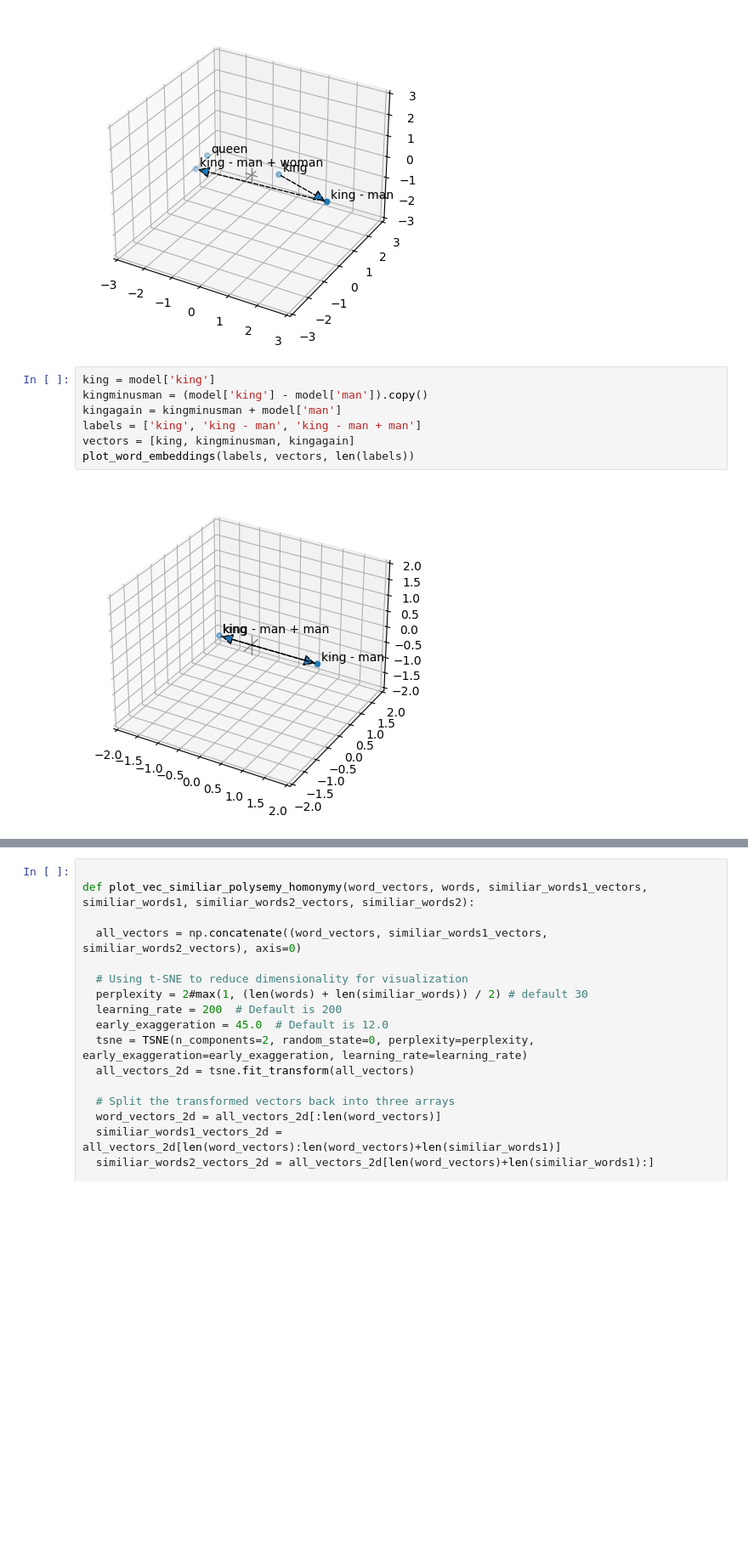
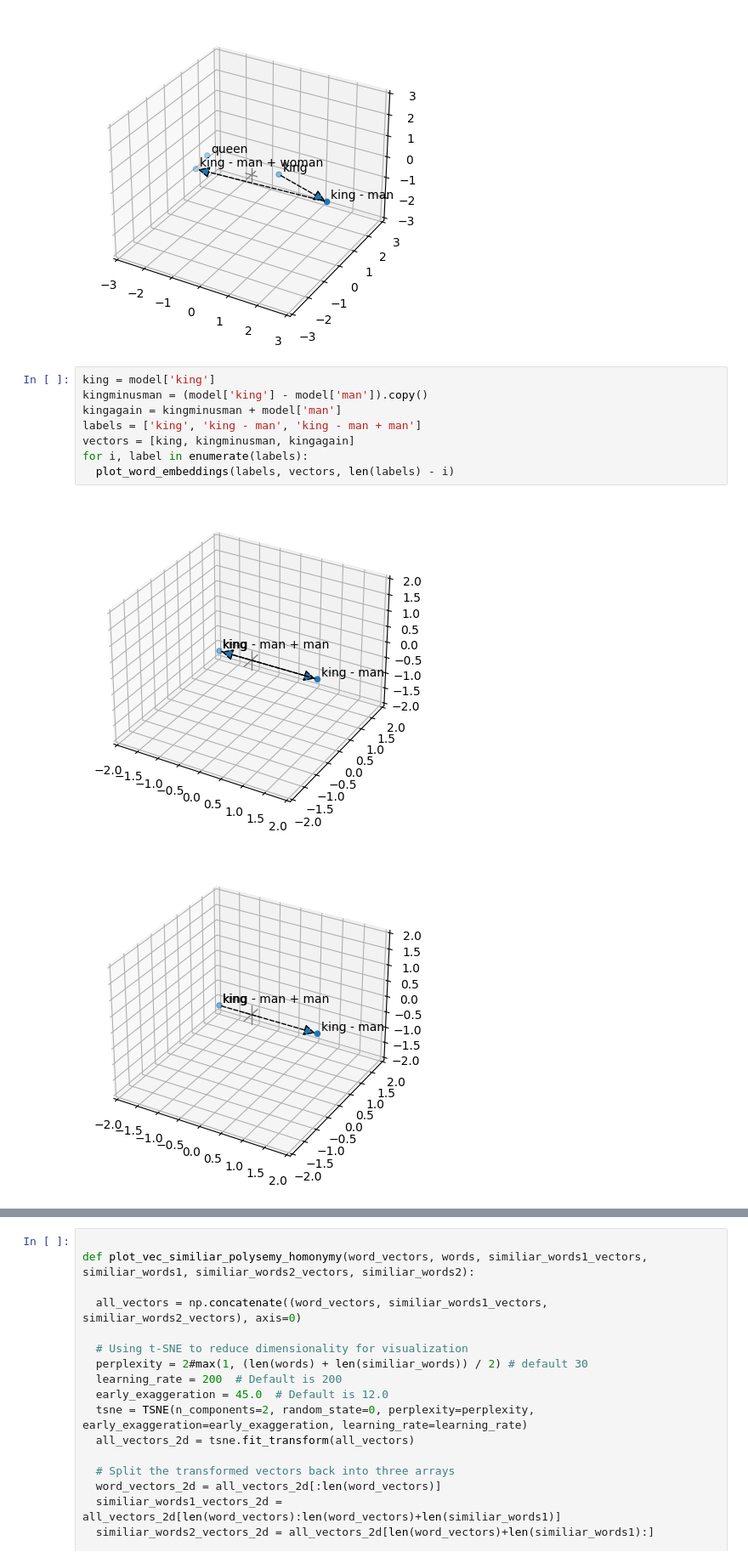
Before and after one commit to lettucegoblin/Machine-Learning-Illustrated-Examples, a Jupyter notebook: Exploring higher dimensional visualization.ipynb, the cells around one changed output, grey strips where cells are left out. Shown at 85% size. Saved outputs shown, nothing was run; the diff lists cells and outputs as text; blank space fills up the shorter version.

```diff
--- a/Exploring higher dimensional visualization.ipynb
+++ b/Exploring higher dimensional visualization.ipynb
@@ -336,9 +371,11 @@ plot_word_embeddings(labels, vectors, len(labels) - 1, 3)
 # %%
 king = model['king']
 kingminusman = (model['king'] - model['man']).copy()
 kingagain = kingminusman + model['man']
 labels = ['king', 'king - man', 'king - man + man']
 vectors = [king, kingminusman, kingagain]
-plot_word_embeddings(labels, vectors, len(labels))
+for i, label in enumerate(labels):
+  plot_word_embeddings(labels, vectors, len(labels) - i)
 # %% [output]
 [figure]
+[figure, added]
```
Also changed, not shown: parts of 4 cells of this notebook.
